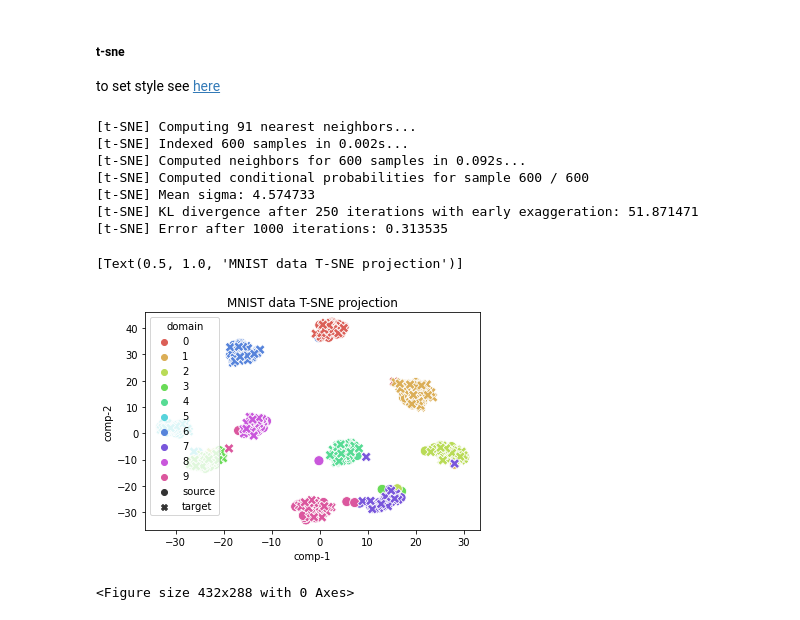
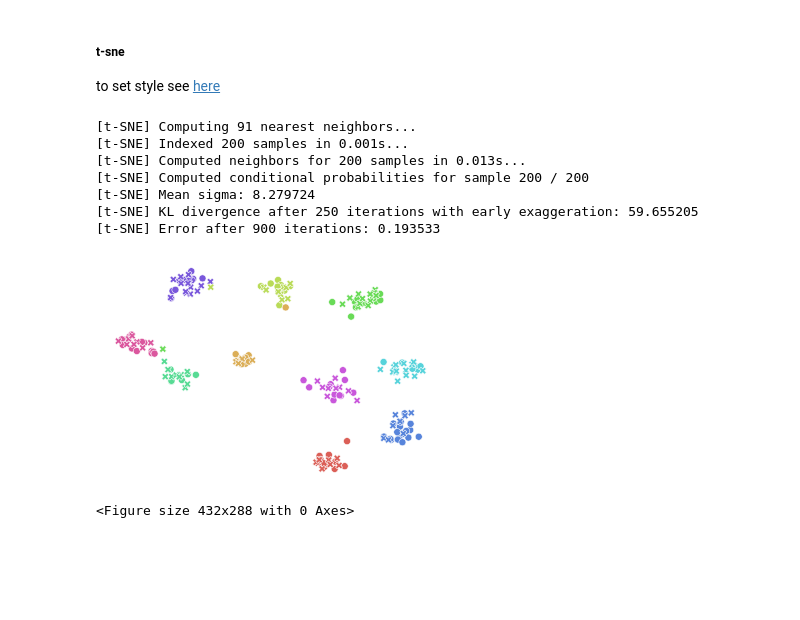
Before and after one commit to exitudio/research-ai, a Jupyter notebook: doc/t-sne2.ipynb, the cells around one changed output. Cells and saved outputs as stored; diff of their text form; code cells hidden in the pictures; blank space fills up the shorter version.

```diff
--- a/doc/t-sne2.ipynb
+++ b/doc/t-sne2.ipynb
@@ -149,8 +149,8 @@ for images, _labels in train_ds:
         features = tf.concat((features, feature), axis=0)
         labels = tf.concat((labels, _labels), axis=0)
 # %%
-x = features[:600]
-y = labels[:600]
+x = features[:200]
+y = labels[:200]
 y = tf.argmax(y, axis=1)
 # %% [markdown]
 ##### t-sne
@@ -163,26 +163,33 @@ df = pd.DataFrame()
 df["y"] = y
 df["comp-1"] = z[:,0]
 df["comp-2"] = z[:,1]
-df["domain"] = np.concatenate((np.repeat('source', 300),
-                               np.repeat('target', 300)))
+df["domain"] = np.concatenate((np.repeat('source', 100),
+                               np.repeat('target', 100)))
 # %% [output]
 [t-SNE] Computing 91 nearest neighbors...
-[t-SNE] Indexed 600 samples in 0.002s...
-[t-SNE] Computed neighbors for 600 samples in 0.092s...
-[t-SNE] Computed conditional probabilities for sample 600 / 600
-[t-SNE] Mean sigma: 4.574733
-[t-SNE] KL divergence after 250 iterations with early exaggeration: 51.871471
-[t-SNE] Error after 1000 iterations: 0.313535
+[t-SNE] Indexed 200 samples in 0.001s...
+[t-SNE] Computed neighbors for 200 samples in 0.013s...
+[t-SNE] Computed conditional probabilities for sample 200 / 200
+[t-SNE] Mean sigma: 8.279724
+[t-SNE] KL divergence after 250 iterations with early exaggeration: 59.655205
+[t-SNE] Error after 900 iterations: 0.193533
 # %%
-sns.scatterplot(x="comp-1", y="comp-2", hue=df.y.tolist(),
-                palette=sns.color_palette("hls", 10),
-                style="domain",
-                markers = {"source": "o", "target": "X"},
-                s=100,
-                data=df).set(title="MNIST data T-SNE projection")
+sns.set_theme(style="white", color_codes=True)
+p1 = sns.scatterplot(x="comp-1", y="comp-2", hue=df.y.tolist(),
+                    palette=sns.color_palette("hls", 10),
+                    style="domain",
+                    markers = {"source": "o", "target": "X"},
+                    s=50,
+                    legend = False,
+                    data=df)
+# p1.set(title="MNIST data T-SNE projection")
+p1.set(xlabel=None)
+p1.set(ylabel=None)
+p1.set(xticklabels=[])
+p1.set(yticklabels=[])
+sns.despine(top=True, right=True, left=True, bottom=True)
 # %% [output]
-[Text(0.5, 1.0, 'MNIST data T-SNE projection')]
-[figure, old version]
+[figure, new version]
 # %%
 plt.savefig('deletme.png')
 # %% [output]
```
Also changed, not shown: parts of 2 cells of this notebook, 1 other file.
